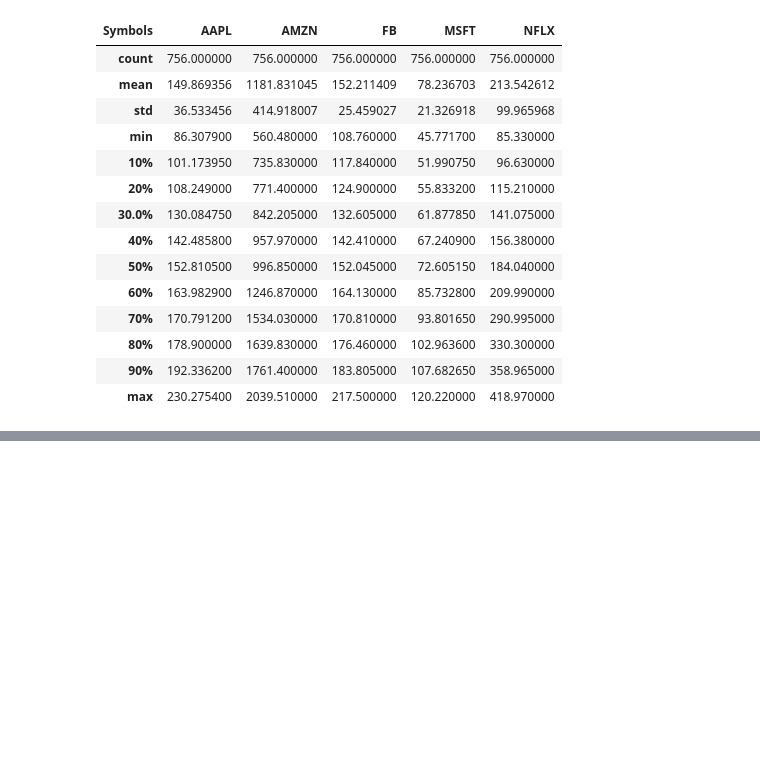
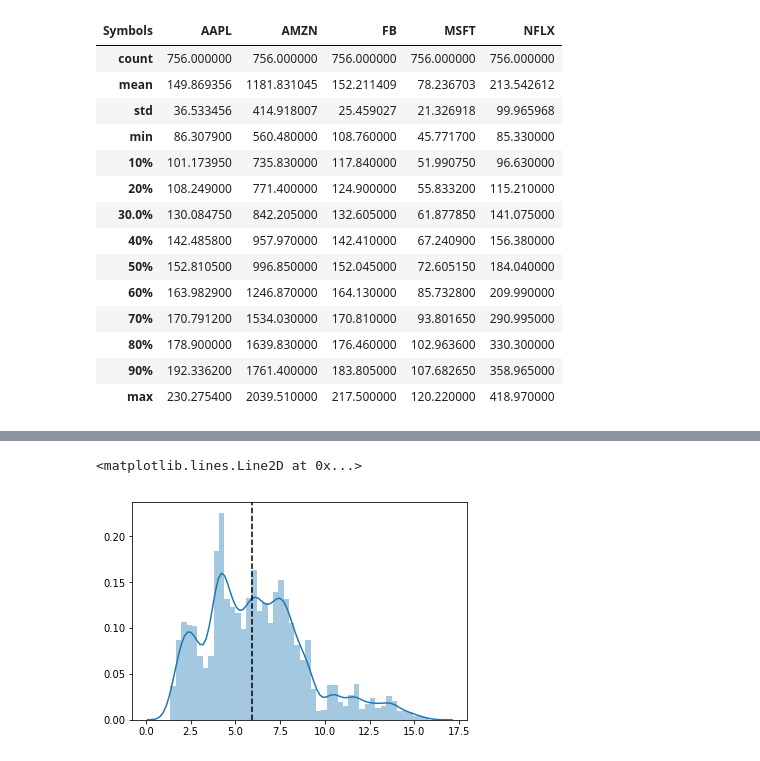
Before and after one commit to LaloCo/DataCamp_Projects, a Jupyter notebook: Display Stock & Economic Data.ipynb, the cells around one changed output, grey strips where cells are left out. Saved outputs shown, nothing was run; the diff lists cells and outputs as text; code cells hidden in the pictures; blank space fills up the shorter version.

```diff
--- a/Display Stock & Economic Data.ipynb
+++ b/Display Stock & Economic Data.ipynb
@@ -213,0 +258,8 @@ close_data.describe(percentiles=np.arange(.1,.91,.1))
+# %%
+import seaborn as sns
+
+ax = sns.distplot(ty10)
+ax.axvline(ty10['DGS10'].median(), color='black', ls='--')
+# %% [output]
+<matplotlib.lines.Line2D at 0x...>
+[figure, added]
```
Also changed, not shown: parts of 5 cells of this notebook.
